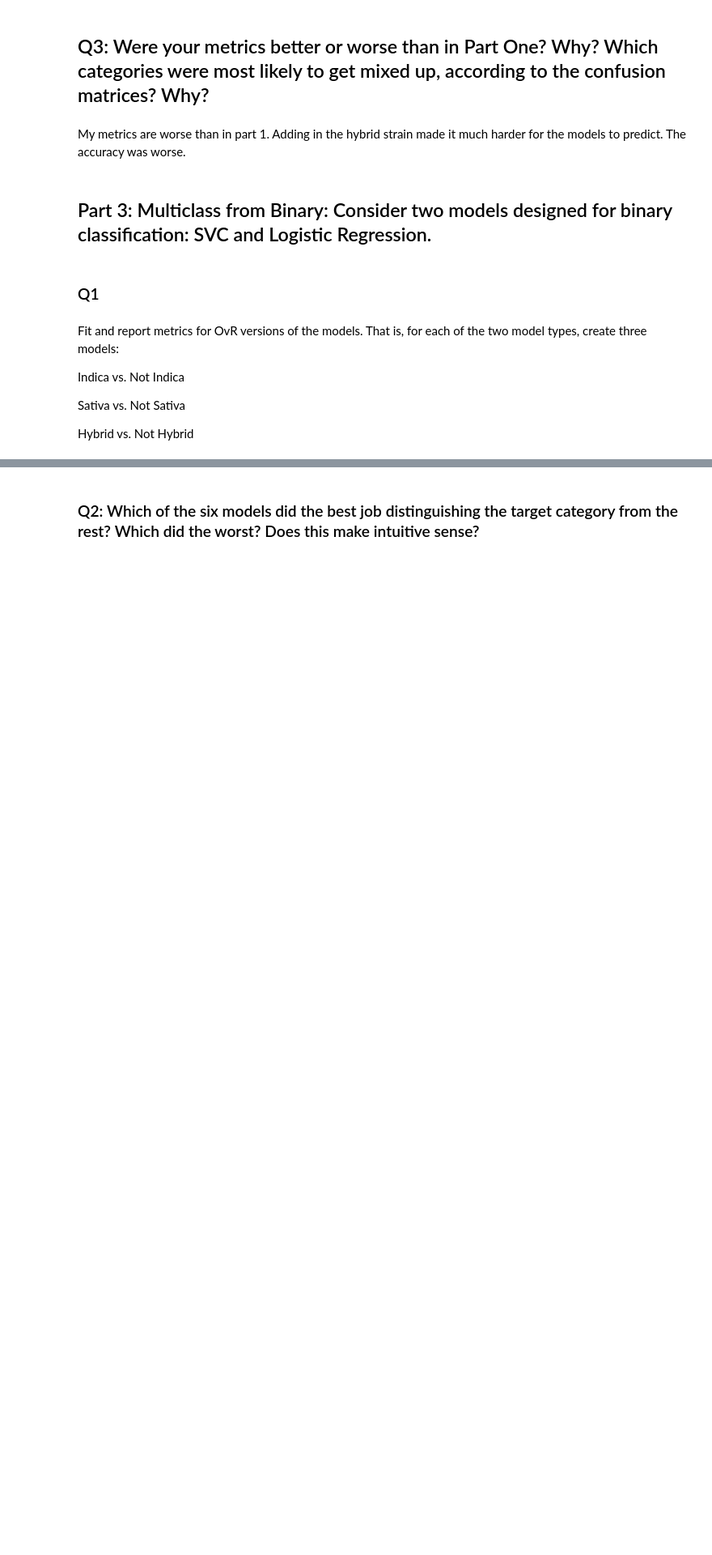
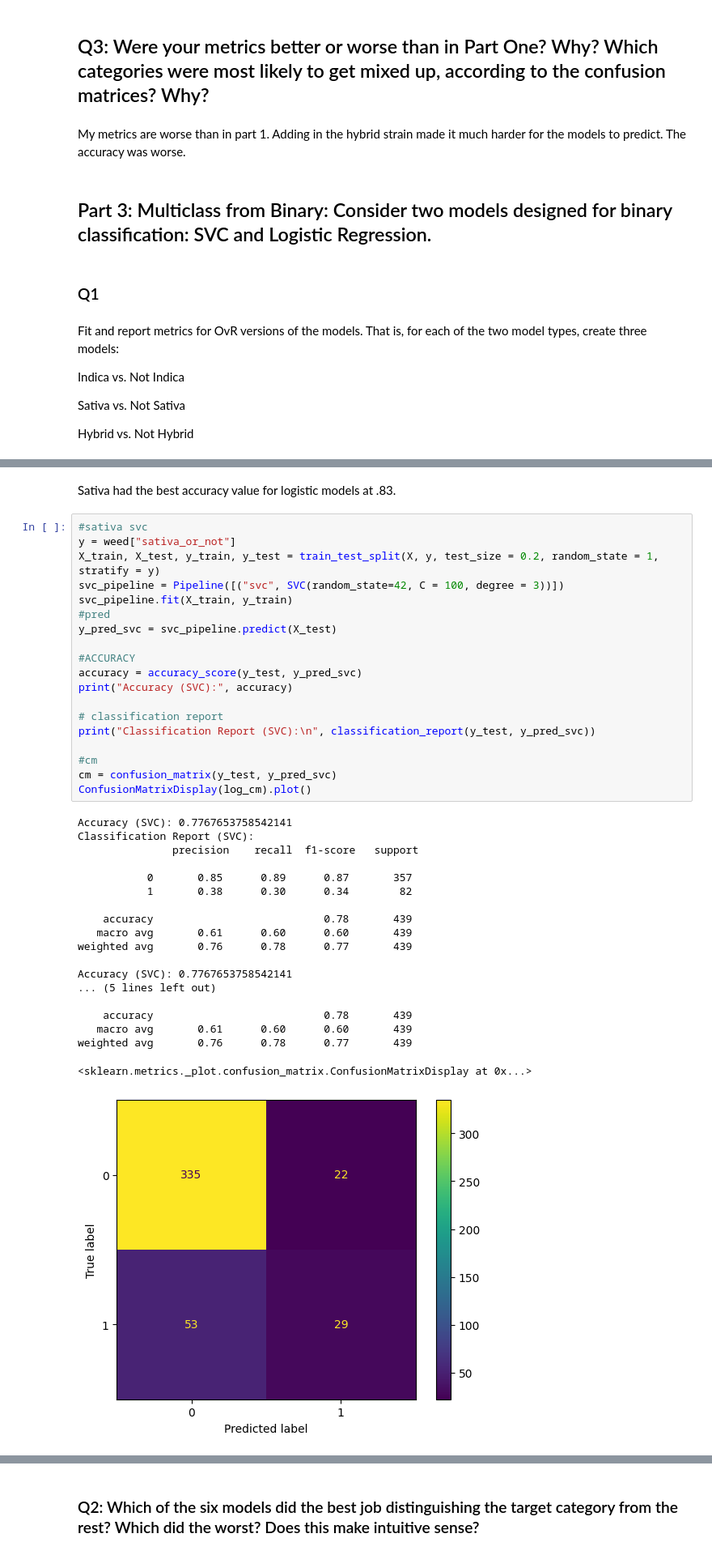
Before and after one commit to alexandragrover/GSB-544, a Jupyter notebook: Labs/Lab8/Lab8.ipynb, the cells around one changed output, grey strips where cells are left out. Shown at 81% size. Cells and saved outputs as stored; diff of their text form; blank space fills up the shorter version.

```diff
--- a/Labs/Lab8/Lab8.ipynb
+++ b/Labs/Lab8/Lab8.ipynb
@@ -552,0 +577,41 @@ for category in categories:
+# %% [markdown]
+Sativa had the best accuracy value for logistic models at .83.
+# %%
+#sativa svc
+y = weed["sativa_or_not"]
+X_train, X_test, y_train, y_test = train_test_split(X, y, test_size = 0.2, random_state = 1, stratify = y)
+svc_pipeline = Pipeline([("svc", SVC(random_state=42, C = 100, degree = 3))])
+svc_pipeline.fit(X_train, y_train)
+#pred
+y_pred_svc = svc_pipeline.predict(X_test)
+
+#ACCURACY
+accuracy = accuracy_score(y_test, y_pred_svc)
+print("Accuracy (SVC):", accuracy)
+
+# classification report
+print("Classification Report (SVC):\n", classification_report(y_test, y_pred_svc))
+
+#cm
+cm = confusion_matrix(y_test, y_pred_svc)
+ConfusionMatrixDisplay(log_cm).plot()
+# %% [output]
+Accuracy (SVC): 0.7767653758542141
+Classification Report (SVC):
+               precision    recall  f1-score   support
+
+           0       0.85      0.89      0.87       357
+           1       0.38      0.30      0.34        82
+
+    accuracy                           0.78       439
+   macro avg       0.61      0.60      0.60       439
+weighted avg       0.76      0.78      0.77       439
+
+Accuracy (SVC): 0.7767653758542141
+... (5 lines left out)
+
+    accuracy                           0.78       439
+   macro avg       0.61      0.60      0.60       439
+weighted avg       0.76      0.78      0.77       439
+<sklearn.metrics._plot.confusion_matrix.ConfusionMatrixDisplay at 0x...>
+[figure, added]
```
Also changed, not shown: parts of 42 cells of this notebook.
